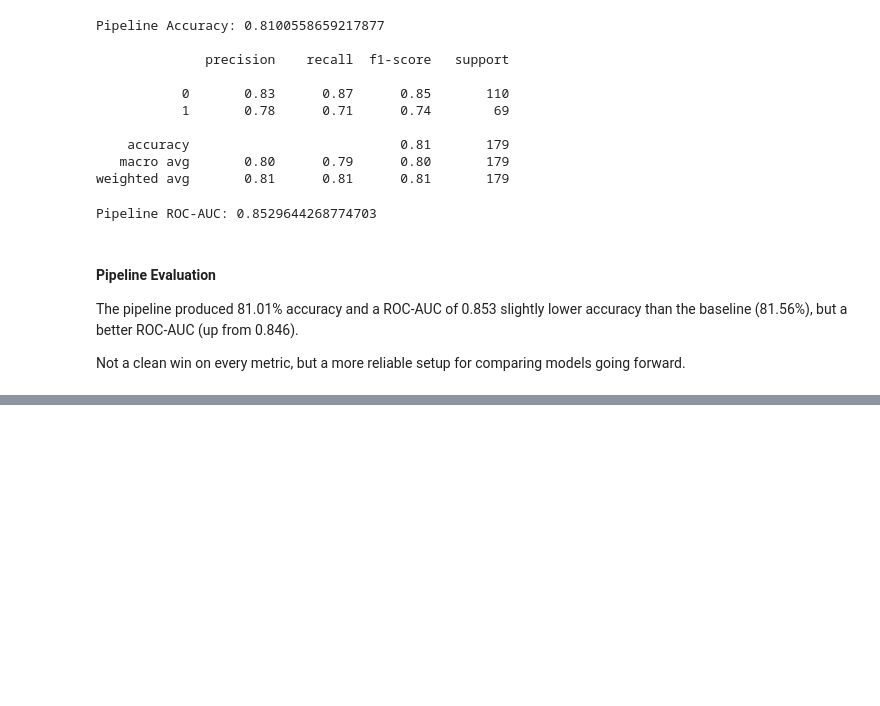
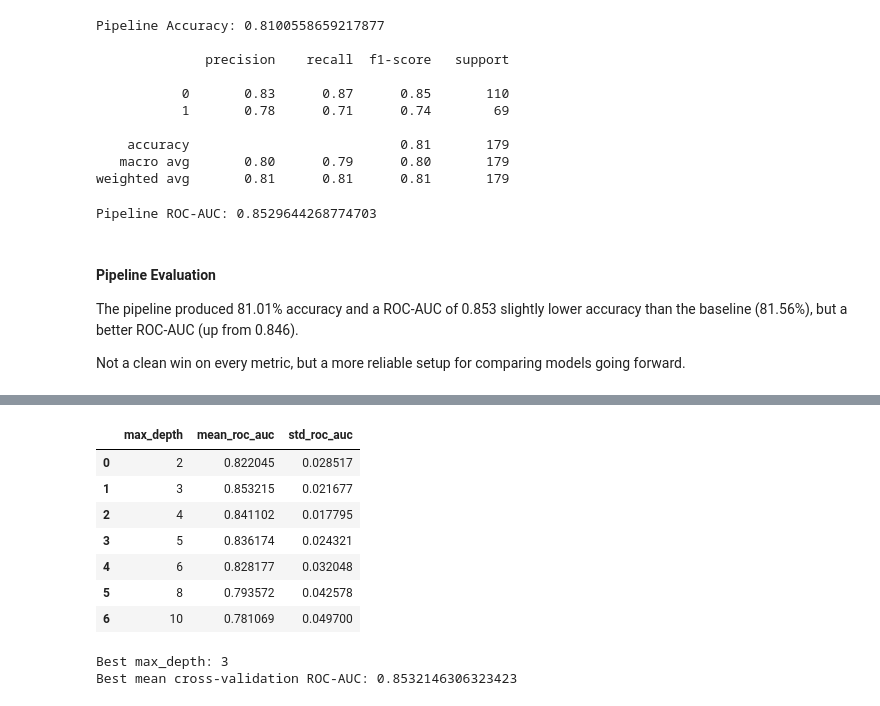
Before and after one commit to sehreen-jeelani/titanic-survival-analysis, a Jupyter notebook: notebooks/titanic_analysis.ipynb, the cells around one changed output, grey strips where cells are left out. Drawn from its saved outputs; the diff is of its cells as text; code cells hidden in the pictures; blank space fills up the shorter version.

Commit message:
add decision tree model

```diff
--- a/notebooks/titanic_analysis.ipynb
+++ b/notebooks/titanic_analysis.ipynb
@@ -1799,0 +1829,6 @@ Not a clean win on every metric, but a more reliable setup for comparing models
+# %%
+tree_model.fit(X_train_p, y_train_p)
+
+y_pred_tree = tree_model.predict(X_test_p)
+
+print("First 10 predictions:", y_pred_tree[:10])
@@ -1799,0 +1888,29 @@ Not a clean win on every metric, but a more reliable setup for comparing models
+# %%
+depths = [2, 3, 4, 5, 6, 8, 10]
+
+cv_results = []
+
+for depth in depths:
+    tree_cv = Pipeline([
+        ("preprocessor", preprocessor),
+        ("classifier", DecisionTreeClassifier(
+            max_depth=depth,
+            random_state=42
+        ))
+    ])
+
+    scores = cross_val_score(
+        tree_cv,
+        X_train_p,
+        y_train_p,
+        cv=5,
+        scoring="roc_auc"
+    )
+
+    cv_results.append({
+        "max_depth": depth,
+        "mean_roc_auc": scores.mean(),
+        "std_roc_auc": scores.std()
+    })
+
+cv_results
@@ -1799,0 +1935,27 @@ Not a clean win on every metric, but a more reliable setup for comparing models
+# %%
+cv_results_df = pd.DataFrame(cv_results)
+
+cv_results_df
+# %% [output]
+|  | max_depth | mean_roc_auc | std_roc_auc |
+| 0 | 2 | 0.822045 | 0.028517 |
+| 1 | 3 | 0.853215 | 0.021677 |
+| 2 | 4 | 0.841102 | 0.017795 |
+| 3 | 5 | 0.836174 | 0.024321 |
+| 4 | 6 | 0.828177 | 0.032048 |
+| 5 | 8 | 0.793572 | 0.042578 |
+| 6 | 10 | 0.781069 | 0.049700 |
+# %%
+best_depth = cv_results_df.loc[
+    cv_results_df["mean_roc_auc"].idxmax(),
+    "max_depth"
+]
+
+print("Best max_depth:", int(best_depth))
+print(
+    "Best mean cross-validation ROC-AUC:",
+    cv_results_df["mean_roc_auc"].max()
+)
+# %% [output]
+Best max_depth: 3
+Best mean cross-validation ROC-AUC: 0.8532146306323423
```
Also changed, not shown: parts of 17 cells of this notebook.
